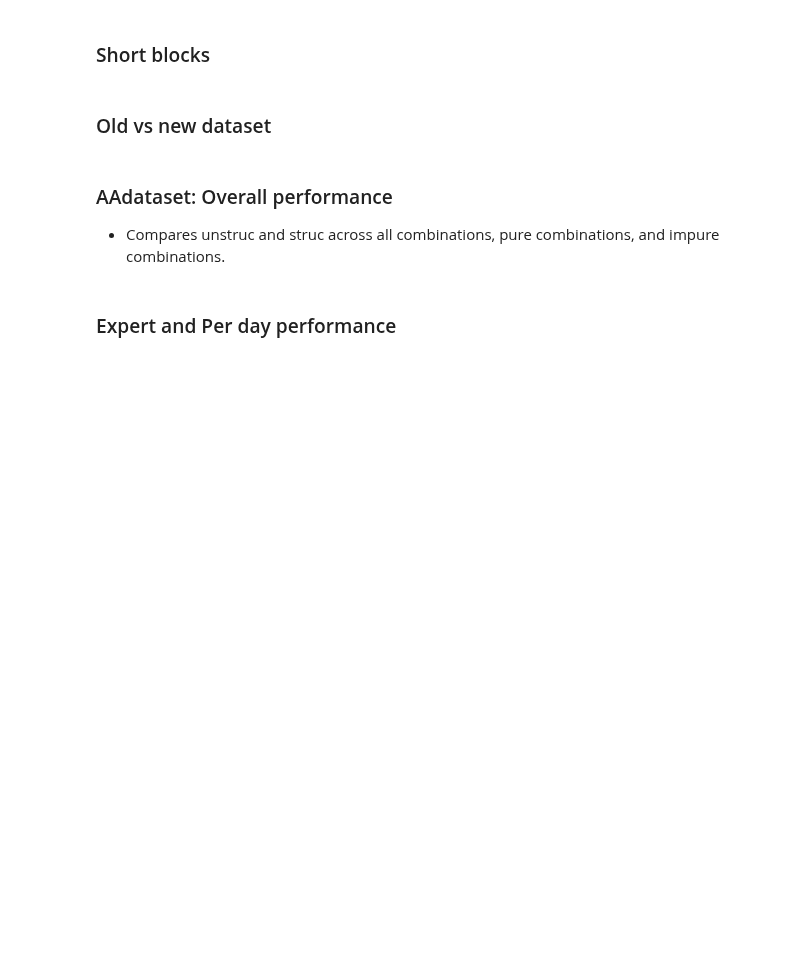
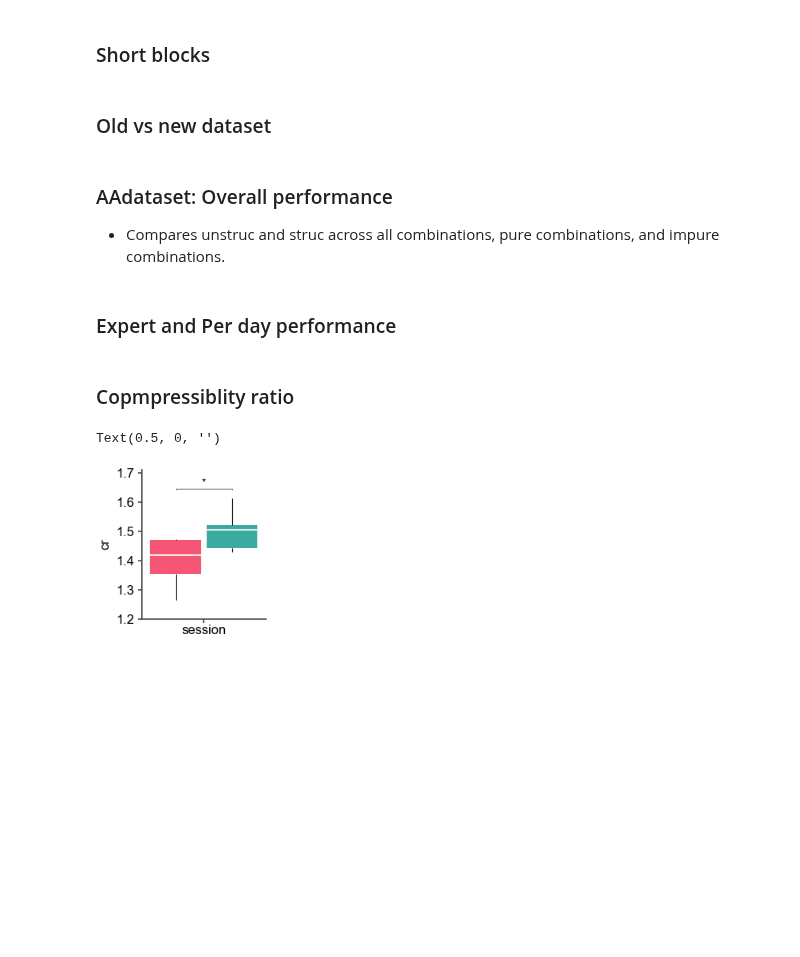
Before and after one commit to bapungiri/py_adlab_bg, a Jupyter notebook: mab_choice_performance1.ipynb, the cells around one changed output. Drawn from its saved outputs; the diff is of its cells as text; code cells hidden in the pictures; blank space fills up the shorter version.

```diff
--- a/mab_choice_performance1.ipynb
+++ b/mab_choice_performance1.ipynb
@@ -1509,3 +1517,5 @@ for n, name_id in enumerate(name_ids.unique()):
     ax.axhline(perf_threshold, color="b", linestyle="--", label="Performance Threshold")
     ax.set_ylim(0, 1)
     ax.set_title(f"{name_id}({sex[0][0]})")
+# %% [markdown]
+### Copmpressiblity ratio
@@ -1511,0 +1563,16 @@ for n, name_id in enumerate(name_ids.unique()):
+# %%
+from statplotannot.plots import SeabornPlotter, fix_legend, Fig
+from mab_colors import Palette2Arm
+
+cr_df = mab_subjects.GroupData().compressibility_ratio.latest
+
+fig = Fig(3, 5, size=(8.5, 6), fontsize=12)
+
+ax = fig.subplot(fig.gs[0])
+SeabornPlotter(
+    data=cr_df, x="segment", y="cr", hue="group", hue_order=["unstruc", "struc"], ax=ax
+).boxplot_filled(palette=Palette2Arm().as_dict()).bootstrap_test()
+ax.set_xlabel("")
+# %% [output]
+Text(0.5, 0, '')
+[figure, added]
```
Also changed, not shown: parts of 4 cells of this notebook, 4 other files.
